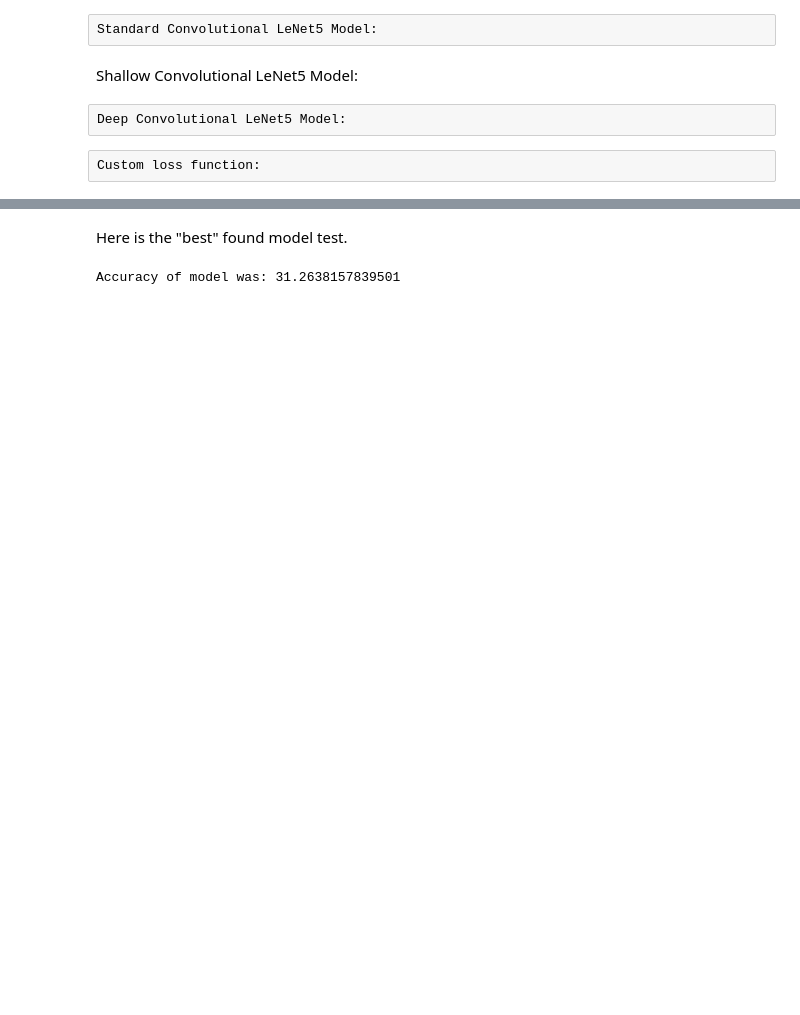
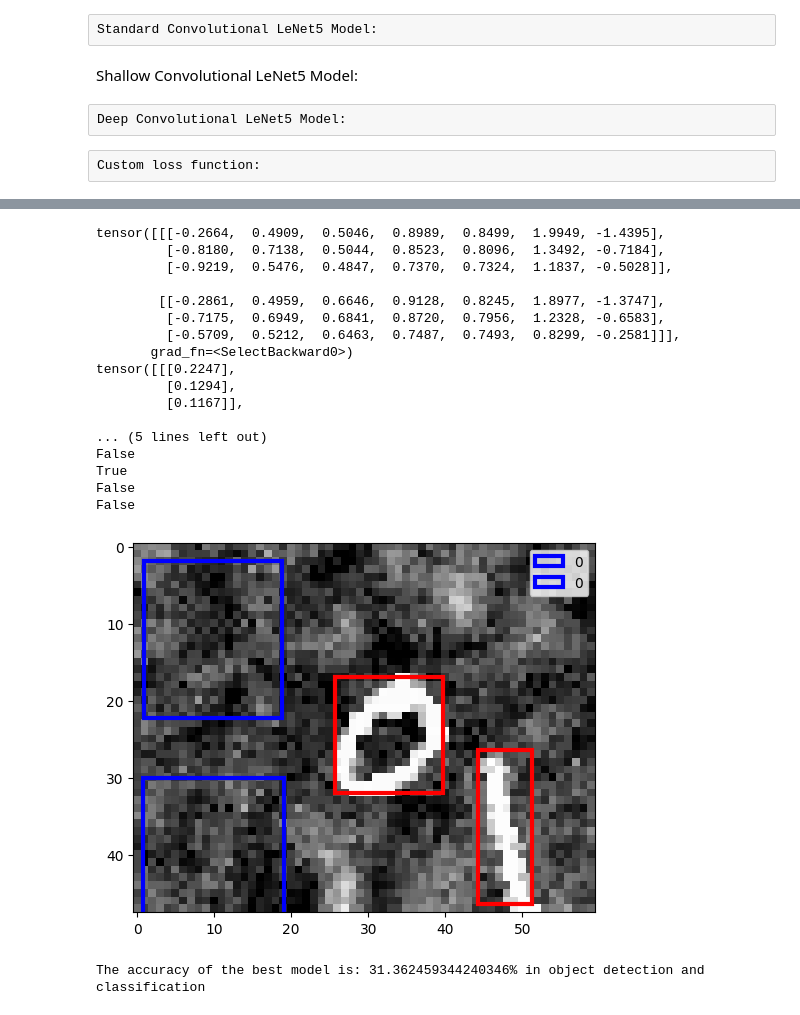
Before and after one commit to BenjaminHansenMortensen/DeepLearning, a Jupyter notebook: Project 2: Object Localization and Detection/assignmentDetection.ipynb, the cells around one changed output, grey strips where cells are left out. Saved outputs shown, nothing was run; the diff lists cells and outputs as text; code cells hidden in the pictures; blank space fills up the shorter version.

```diff
--- a/Project 2: Object Localization and Detection/assignmentDetection.ipynb
+++ b/Project 2: Object Localization and Detection/assignmentDetection.ipynb
@@ -460,9 +405,13 @@ plt.show()
 # %%
-"""model_score = []
+model_score = []
+
 for i, model in enumerate(models):
     val_load = torch.utils.data.DataLoader(detection_val_data, shuffle=True)
     model_perf = compute_acc(model, val_load) * 100
     model_score.append(model_perf)
-    print(f"Accuracy of model {i + 1} was: {model_perf}")
-"""
+    print(f"Accuracy of {model_names[i]} is {model_perf}")
+
+index_best_model = (model_score.index(max(model_score)))
+best_model = models[index_best_model]
+print(f"The best model is {model_names[index_best_model]}")
 # %% [output]
@@ -580,9 +422,65 @@ Predicted label is 0
-# %% [markdown]
-Here is the "best" found model test.
+# %%
+img, label = detection_test_data[random.randint(0, len(detection_val_data))]
+img = img.to(device, dtype=torch.double)
+
+tensor_image = transforms.ToPILImage()(img).convert("RGB")
+plt.show()
+
+best_model.eval()
+output = best_model(img.unsqueeze(0))[0]
+print(output)
+
+pred = torch.nn.functional.softmax(output[:,:,0].reshape(-1).clone(), dim=0).reshape(2,3,1)
+print(pred)
+
+fig, ax = plt.subplots(1)
+ax.imshow(tensor_image)
+for cell_y in range(label.shape[0]):
+    for cell_x in range(label.shape[1]):
+        number_in_cell = label[cell_y, cell_x, 0].item()
+        number_in_cell_pred = pred[cell_y, cell_x, 0].item()
+        print(number_in_cell_pred > 0.2)
+        if number_in_cell == 1.0:
+            cell = label[cell_y,cell_x]
+            x = cell[1].item()
+            y = cell[2].item()
+            w = cell[3].item()
+            h = cell[4].item()
+            true_bb = patches.Rectangle((cell_x * 20 + (x * 20 - (w * 20) / 2), cell_y * 24 + (y * 24 - (h * 24) / 2)), w * 20, h * 24, linewidth=3, edgecolor='r', facecolor='none')
+            ax.add_patch(true_bb)
+        elif number_in_cell_pred > 0.2:
+            cell = output[cell_y,cell_x]
+            x = cell[1].item()
+            y = cell[2].item()
+            w = cell[3].item()
+            h = cell[4].item()
+            pred_bb = patches.Rectangle((cell_x * 20 + (x * 20 - (w * 20) / 2), cell_y * 24 + (y * 24 - (h * 24) / 2)), w * 20, h * 24, linewidth=3, edgecolor='b', facecolor='none', label=str(torch.argmax(cell[5:]).item()))
+            ax.add_patch(pred_bb)
+
+plt.legend(loc='upper right')
+plt.show()
+# %% [output]
+tensor([[[-0.2664,  0.4909,  0.5046,  0.8989,  0.8499,  1.9949, -1.4395],
+         [-0.8180,  0.7138,  0.5044,  0.8523,  0.8096,  1.3492, -0.7184],
+         [-0.9219,  0.5476,  0.4847,  0.7370,  0.7324,  1.1837, -0.5028]],
+
+        [[-0.2861,  0.4959,  0.6646,  0.9128,  0.8245,  1.8977, -1.3747],
+         [-0.7175,  0.6949,  0.6841,  0.8720,  0.7956,  1.2328, -0.6583],
+         [-0.5709,  0.5212,  0.6463,  0.7487,  0.7493,  0.8299, -0.2581]]],
+       grad_fn=<SelectBackward0>)
+tensor([[[0.2247],
+         [0.1294],
+         [0.1167]],
+
+... (5 lines left out)
+False
+True
+False
+False
+[figure, added]
 # %%
-# Accuracy of model - based on test set
 test_load = torch.utils.data.DataLoader(detection_test_data, shuffle=True)
-model_perf = compute_acc(best_model, test_load) * 100
-print(f"Accuracy of model was: {model_perf}")
+acc = compute_acc(best_model, test_load)
+print(f"The accuracy of the best model is: {acc*100}% in object detection and classification")
 # %% [output]
-Accuracy of model was: 31.2638157839501
+The accuracy of the best model is: 31.362459344240346% in object detection and classification
```
Also changed, not shown: parts of 25 cells of this notebook.
